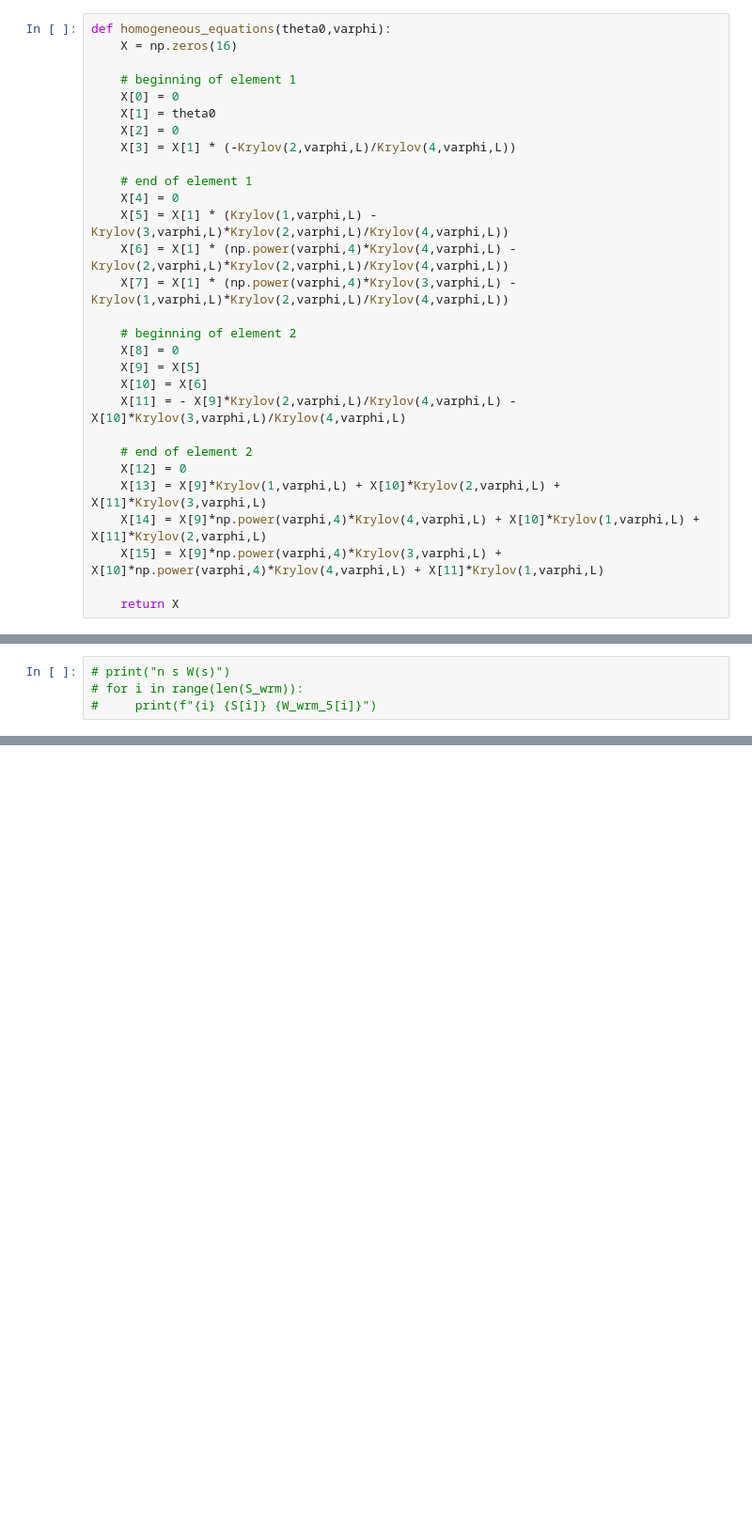
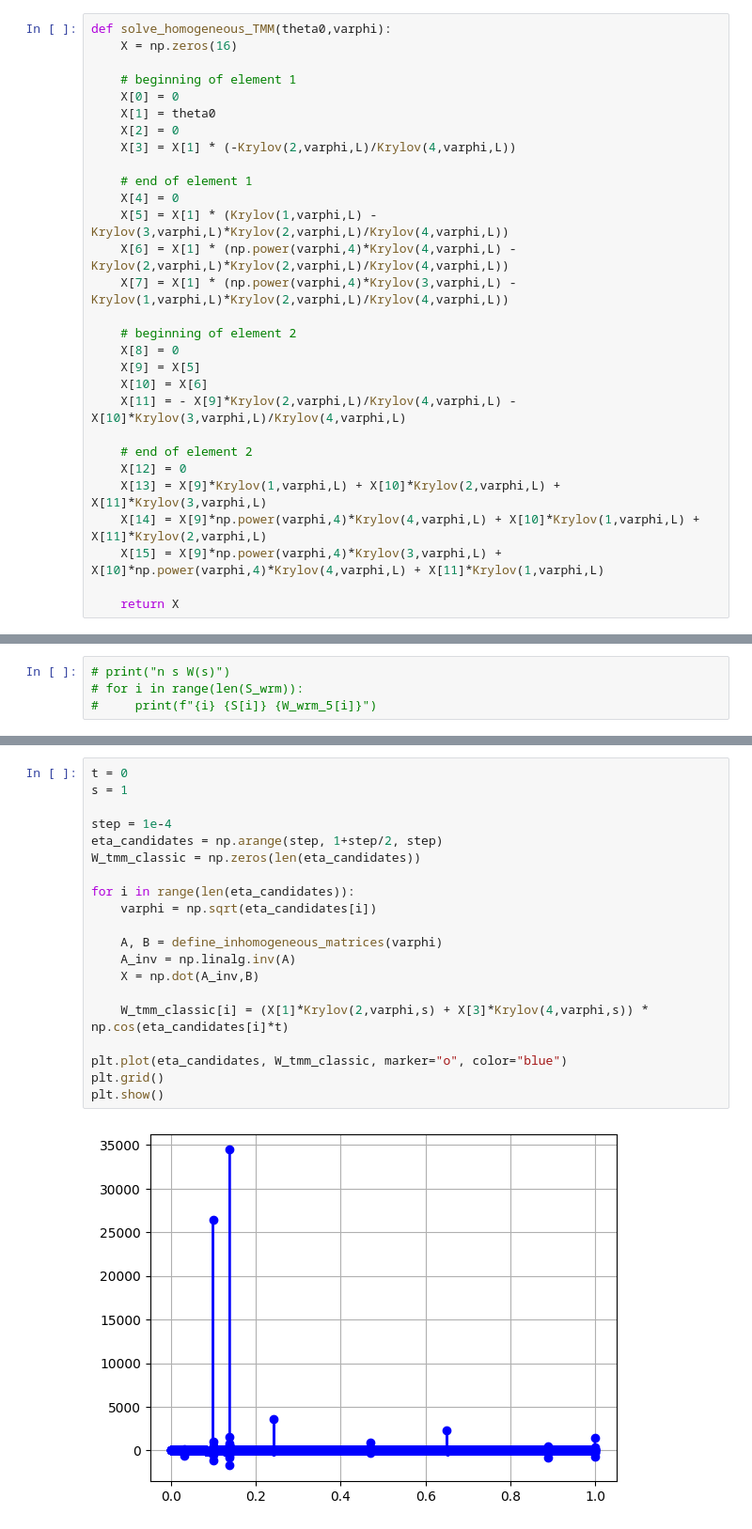
Before and after one commit to arroneq/KPI-FAM-subjects, a Jupyter notebook: Numerical Methods/Lab 2-3/Ipynb/nmmp2-3.ipynb, the cells around one changed output, grey strips where cells are left out. Shown: that part at 94% size. Cells and saved outputs as stored; diff of their text form; blank space fills up the shorter version.

```diff
--- a/Numerical Methods/Lab 2-3/Ipynb/nmmp2-3.ipynb
+++ b/Numerical Methods/Lab 2-3/Ipynb/nmmp2-3.ipynb
@@ -21,7 +22,7 @@ def Krylov(index,varphi,s):
     if index == 4:
         return (1.0/(2*np.power(varphi,3)))*(np.sinh(varphi*s) - np.sin(varphi*s))
 # %%
-def homogeneous_equations(theta0,varphi):
+def solve_homogeneous_TMM(theta0,varphi):
     X = np.zeros(16)
 
     # beginning of element 1
@@ -719,0 +713,22 @@ Deviations: [ 390  391  392  393  394  395  396  397  398  399  400  401  402  4
+# %%
+t = 0
+s = 1
+
+step = 1e-4
+eta_candidates = np.arange(step, 1+step/2, step)
+W_tmm_classic = np.zeros(len(eta_candidates))
+
+for i in range(len(eta_candidates)):
+    varphi = np.sqrt(eta_candidates[i])
+
+    A, B = define_inhomogeneous_matrices(varphi)
+    A_inv = np.linalg.inv(A)
+    X = np.dot(A_inv,B)
+
+    W_tmm_classic[i] = (X[1]*Krylov(2,varphi,s) + X[3]*Krylov(4,varphi,s)) * np.cos(eta_candidates[i]*t)
+
+plt.plot(eta_candidates, W_tmm_classic, marker="o", color="blue")
+plt.grid()
+plt.show()
+# %% [output]
+[figure, added]
```
Also changed, not shown: parts of 48 cells of this notebook, 19 other files.
